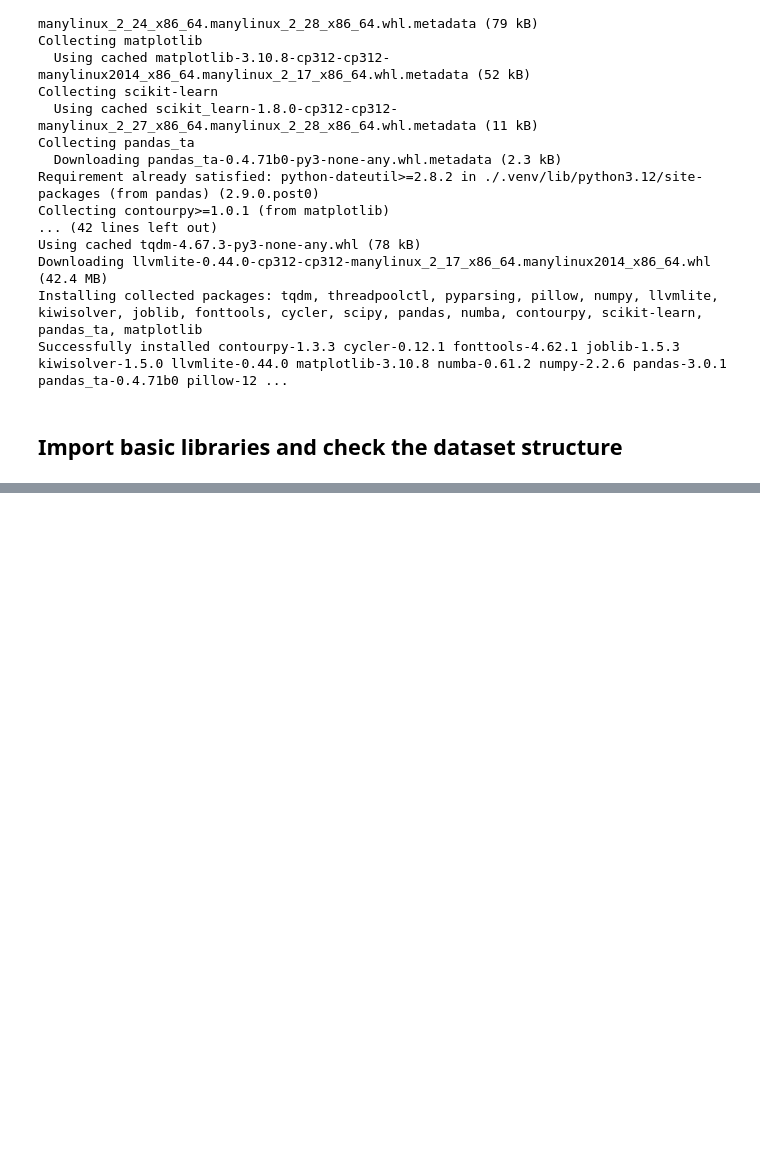
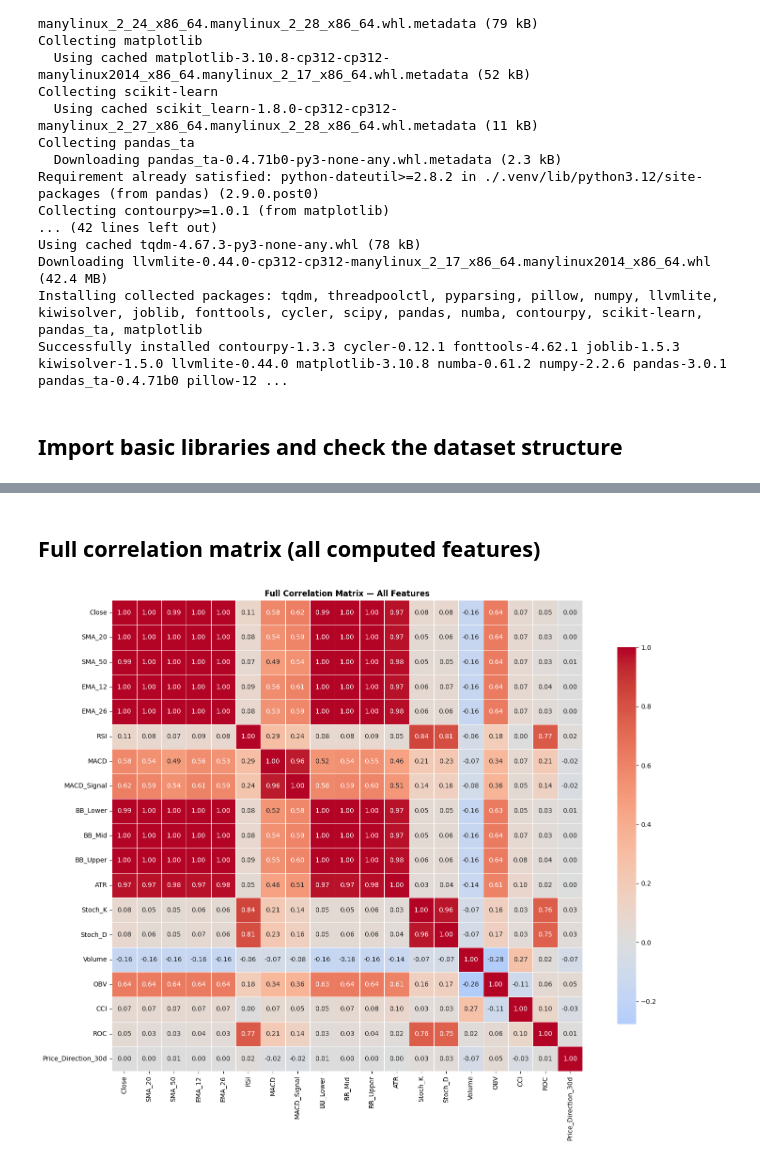
Before and after one commit to dansil2301/BasicStockPricePrediction, a Jupyter notebook: DataPipeline.ipynb, the cells around one changed output, grey strips where cells are left out. Saved outputs shown, nothing was run; the diff lists cells and outputs as text; code cells hidden in the pictures; blank space fills up the shorter version.

```diff
--- a/DataPipeline.ipynb
+++ b/DataPipeline.ipynb
@@ -218,0 +234,18 @@ raw_data.to_csv("with_indicators.csv")
+# %% [markdown]
+## Full correlation matrix (all computed features)
+# %%
+all_features = ['Close', 'SMA_20', 'SMA_50', 'EMA_12', 'EMA_26',
+                'RSI', 'MACD', 'MACD_Signal', 'BB_Lower', 'BB_Mid', 'BB_Upper',
+                'ATR', 'Stoch_K', 'Stoch_D', 'Volume', 'OBV', 'CCI', 'ROC',
+                'Price_Direction_30d']
+
+corr_full = df[all_features].corr()
+
+plt.figure(figsize=(16, 12))
+sns.heatmap(corr_full, annot=True, fmt='.2f', cmap='coolwarm', center=0,
+            square=True, linewidths=0.5, cbar_kws={"shrink": 0.8})
+plt.title('Full Correlation Matrix — All Features', fontweight='bold', fontsize=12)
+plt.tight_layout()
+plt.show()
+# %% [output]
+[figure, added]
```
Also changed, not shown: parts of 27 cells of this notebook, 1 other file.
